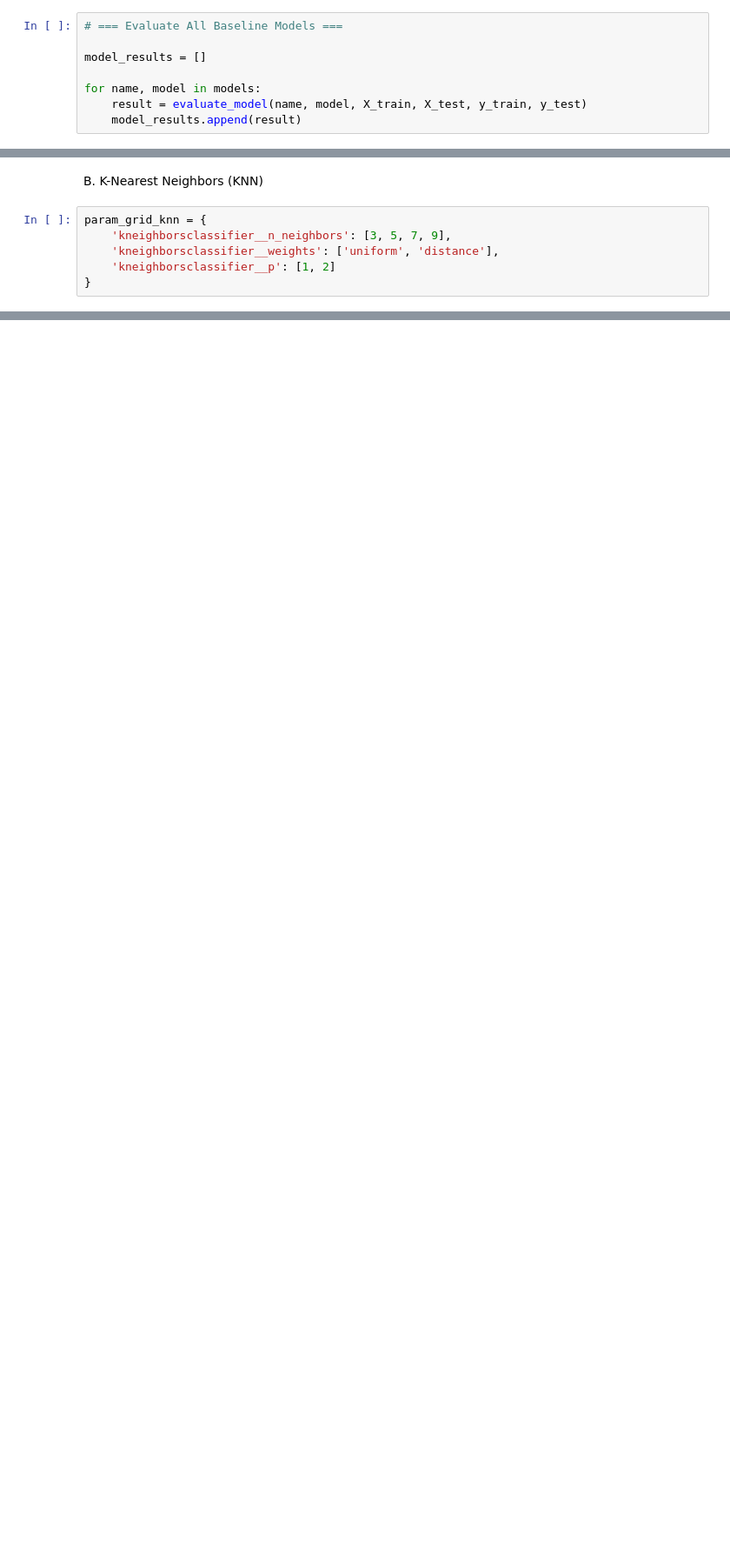
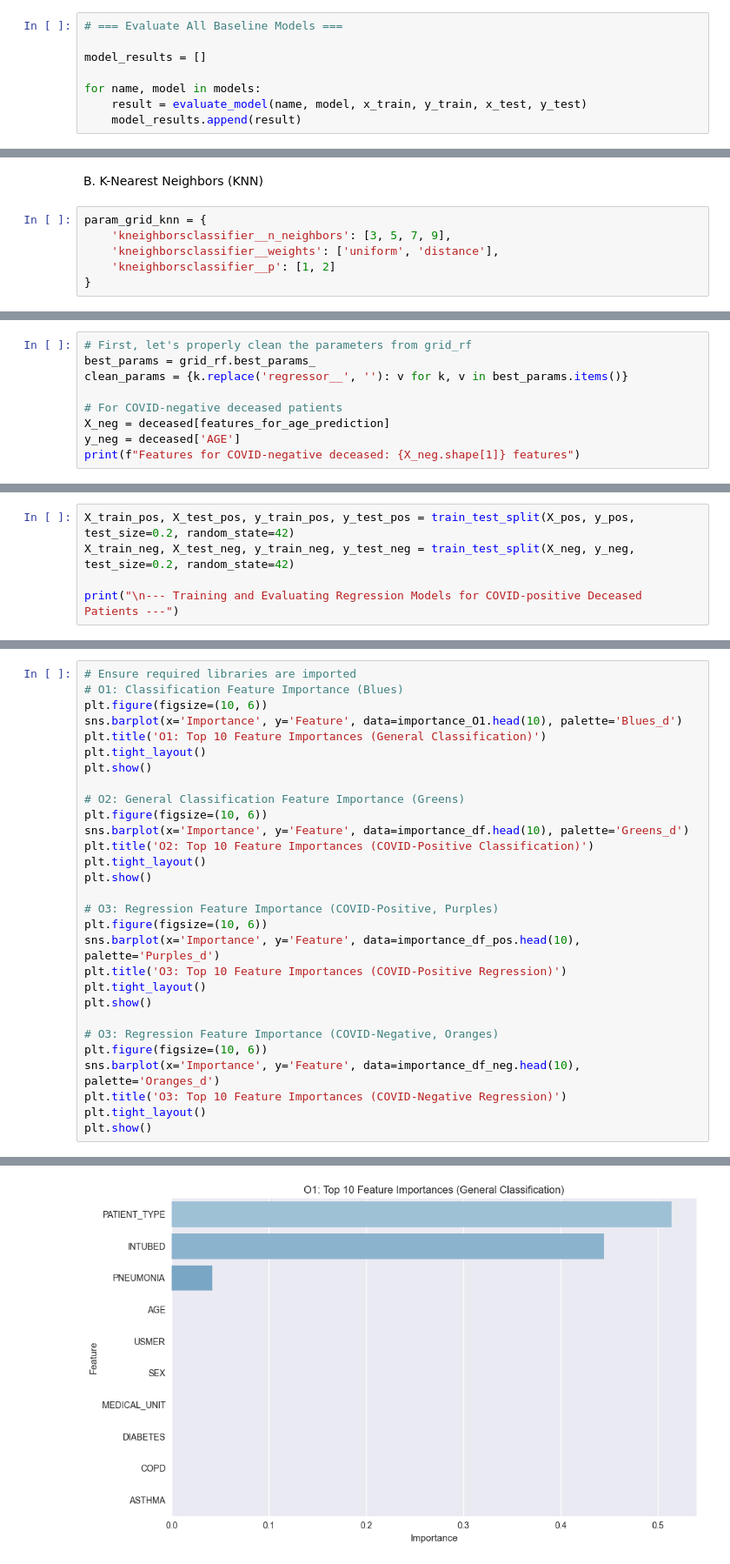
Before and after one commit to TORebelo/EC_proj, a Jupyter notebook: tests.ipynb, the cells around one changed output, grey strips where cells are left out. Shown at 87% size. Drawn from its saved outputs; the diff is of its cells as text; blank space fills up the shorter version.

```diff
--- a/tests.ipynb
+++ b/tests.ipynb
@@ -207,5 +280,5 @@ models = [
 model_results = []
 
 for name, model in models:
-    result = evaluate_model(name, model, X_train, X_test, y_train, y_test)
+    result = evaluate_model(name, model, x_train, y_train, x_test, y_test)
     model_results.append(result)
@@ -591,0 +883,9 @@ Considerations for model selection:
+# %%
+# First, let's properly clean the parameters from grid_rf
+best_params = grid_rf.best_params_
+clean_params = {k.replace('regressor__', ''): v for k, v in best_params.items()}
+
+# For COVID-negative deceased patients
+X_neg = deceased[features_for_age_prediction]
+y_neg = deceased['AGE']
+print(f"Features for COVID-negative deceased: {X_neg.shape[1]} features")
@@ -591,0 +924,5 @@ Considerations for model selection:
+# %%
+X_train_pos, X_test_pos, y_train_pos, y_test_pos = train_test_split(X_pos, y_pos, test_size=0.2, random_state=42)
+X_train_neg, X_test_neg, y_train_neg, y_test_neg = train_test_split(X_neg, y_neg, test_size=0.2, random_state=42)
+
+print("\n--- Training and Evaluating Regression Models for COVID-positive Deceased Patients ---")
@@ -591,0 +1126,30 @@ Considerations for model selection:
+# %%
+# Ensure required libraries are imported
+# O1: Classification Feature Importance (Blues)
+plt.figure(figsize=(10, 6))
+sns.barplot(x='Importance', y='Feature', data=importance_O1.head(10), palette='Blues_d')
+plt.title('O1: Top 10 Feature Importances (General Classification)')
+plt.tight_layout()
+plt.show()
+
+# O2: General Classification Feature Importance (Greens)
+plt.figure(figsize=(10, 6))
+sns.barplot(x='Importance', y='Feature', data=importance_df.head(10), palette='Greens_d')
+plt.title('O2: Top 10 Feature Importances (COVID-Positive Classification)')
+plt.tight_layout()
+plt.show()
+
+# O3: Regression Feature Importance (COVID-Positive, Purples)
+plt.figure(figsize=(10, 6))
+sns.barplot(x='Importance', y='Feature', data=importance_df_pos.head(10), palette='Purples_d')
+plt.title('O3: Top 10 Feature Importances (COVID-Positive Regression)')
+plt.tight_layout()
+plt.show()
+
+# O3: Regression Feature Importance (COVID-Negative, Oranges)
+plt.figure(figsize=(10, 6))
+sns.barplot(x='Importance', y='Feature', data=importance_df_neg.head(10), palette='Oranges_d')
+plt.title('O3: Top 10 Feature Importances (COVID-Negative Regression)')
+plt.tight_layout()
+plt.show()
+# %% [output]
@@ -591,0 +1159 @@ Considerations for model selection:
+[figure, added]
```
Also changed, not shown: parts of 77 cells of this notebook, 7 other files.
